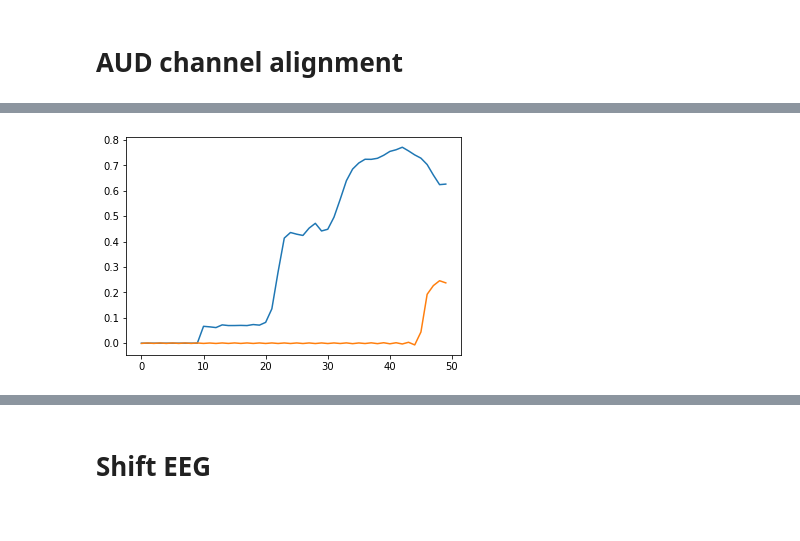
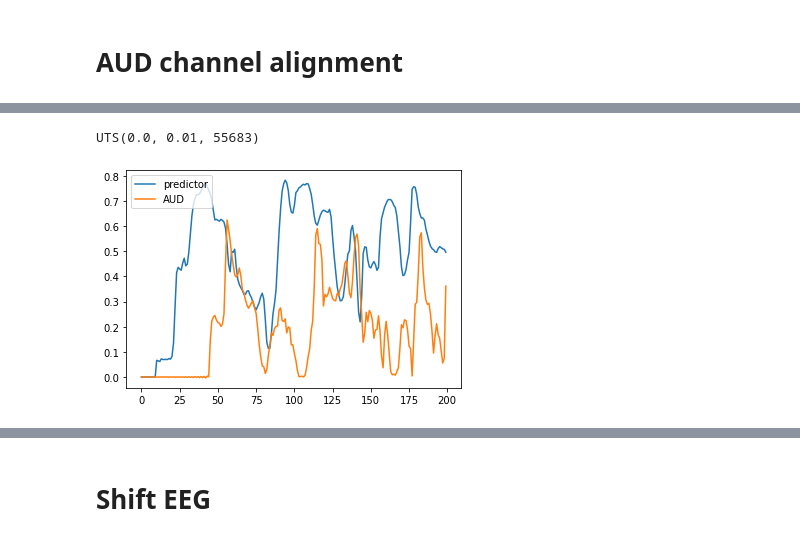
Before and after one commit to jeonghwa-cho/trf, a Jupyter notebook: estimate_trfs_LittlePrince.ipynb, the cells around one changed output, grey strips where cells are left out. Cells and saved outputs as stored; diff of their text form; code cells hidden in the pictures.

```diff
--- a/estimate_trfs_LittlePrince.ipynb
+++ b/estimate_trfs_LittlePrince.ipynb
@@ -72,7 +86,6 @@ models = {
 # %%
-SUBJECTS=['R0443_20170525_LittlePrince', 'R0459_20170616_LittlePrince', 'R0462_20170621_LittlePrince', 'R0481_20171027_LittlePrince']
-
-subject = SUBJECTS[0]
+subject_idx     = 1
+subject         = df['subject'][subject_idx]
 subject_trf_dir = TRF_DIR / subject
 subject_trf_dir.mkdir(exist_ok=True)
 
@@ -81,7 +94,5 @@ trf_paths = {model: subject_trf_dir / f'{subject} {model}.pickle' for model in m
 
 # Load the EEG data
 raw = mne.io.read_raw_brainvision(EEG_DIR / subject / f'{subject}EEG_01.vhdr', preload=True)
-
-#raw = mne.io.read_raw_brainvision(f'C:/Dropbox (University of Michigan)/lpp-eeg/{s}/{s}EEG_01.vhdr', preload=True)
 #R0420: No S1, R0443: noisy after 553 sec, R0446: noisy, R0454: no S1
 # %%
@@ -200,9 +274,4 @@ eeg.save('C:/Users/LG/Data/LittlePrince/eeg/R0443_ref2_preprocessed_raw.fif', ov
 # AUD
 
 aud = raw.copy().pick_channels(['AUD'])
-aud = aud.crop(tmax=650)
-
-#SUBJECTS=['R0443_20170525_LittlePrince', 'R0459_20170616_LittlePrince', 'R0462_20170621_LittlePrince']
-#subject = SUBJECTS[2]
-
-#aud = mne.io.read_raw_fif(EEG_DIR / f'{subject}aud_raw.fif')
+aud = aud.crop(tmin = start_pad_sec, tmax=end_pad_sec)
@@ -233,3 +315,15 @@ epochs_aud = mne.Epochs(aud, events, event_id, tmin=-0.1, tmax=566.53, baseline=
+# %%
+# Get data from the paragraph onset
+# awkward: "epoch" goes all the way to stimulus end, i.e. end_pad_sec minus 1 second padding :-/
+# TODO: how to automatically determine tmax here and below for AUD?
+event_id = {'onset': 1}
+events   = mne.events_from_annotations(aud)
+events   = events[0]
+dur      = sum(durations)
+
+epochs_aud = mne.Epochs(aud, events, event_id,
+                        tmin=-0.1, tmax=end_first/Fs-start_first/Fs,  #566.53
+                        baseline=(None,0.), preload=True)
 # %%
 # AUD channel plot
 
@@ -242,20 +336,27 @@ plt.plot(t, y)
 # %%
 # Resample and concatenate
 
-epoch_downsampled = epochs_aud.copy().resample(sfreq=100)
-aud_ndvar = eelbrain.load.fiff.epochs_ndvar(epoch_downsampled, -0.100, connectivity='none')
-aud_concatenated = eelbrain.concatenate(aud_ndvar)
+ds_sfreq = 100
+
+epoch_downsampled = epochs_aud.copy().resample(sfreq=ds_sfreq)
+aud_ndvar         = eelbrain.load.fiff.epochs_ndvar(epoch_downsampled, -0.100, connectivity='none')
+aud_concatenated  = eelbrain.concatenate(aud_ndvar)
+# %%
+aud_concatenated.get_dim('time')
+# %% [output]
+UTS(0.0, 0.01, 55683)
 # %%
 # Plot predictors_con and aud_con (same time intervals)
 
 %matplotlib inline
 
-X = range(0, 50)
+X = range(0, 200) # X axis in 100 Hz samples
 #X = range(50000, 50050)
-plt.plot(X, predictors_concatenated[0].x[X]/2000)
-plt.plot(X, aud_concatenated.x[0][X])
+plt.plot(X, predictors_concatenated[0].x[X]/2000, label='predictor')
+plt.plot(X, aud_concatenated.x[0][X], label='AUD')
+plt.legend(loc="upper left")
 
 plt.show()
 # %% [output]
-[figure, old version]
+[figure, new version]
 # %%
```
Also changed, not shown: parts of 43 cells of this notebook.
